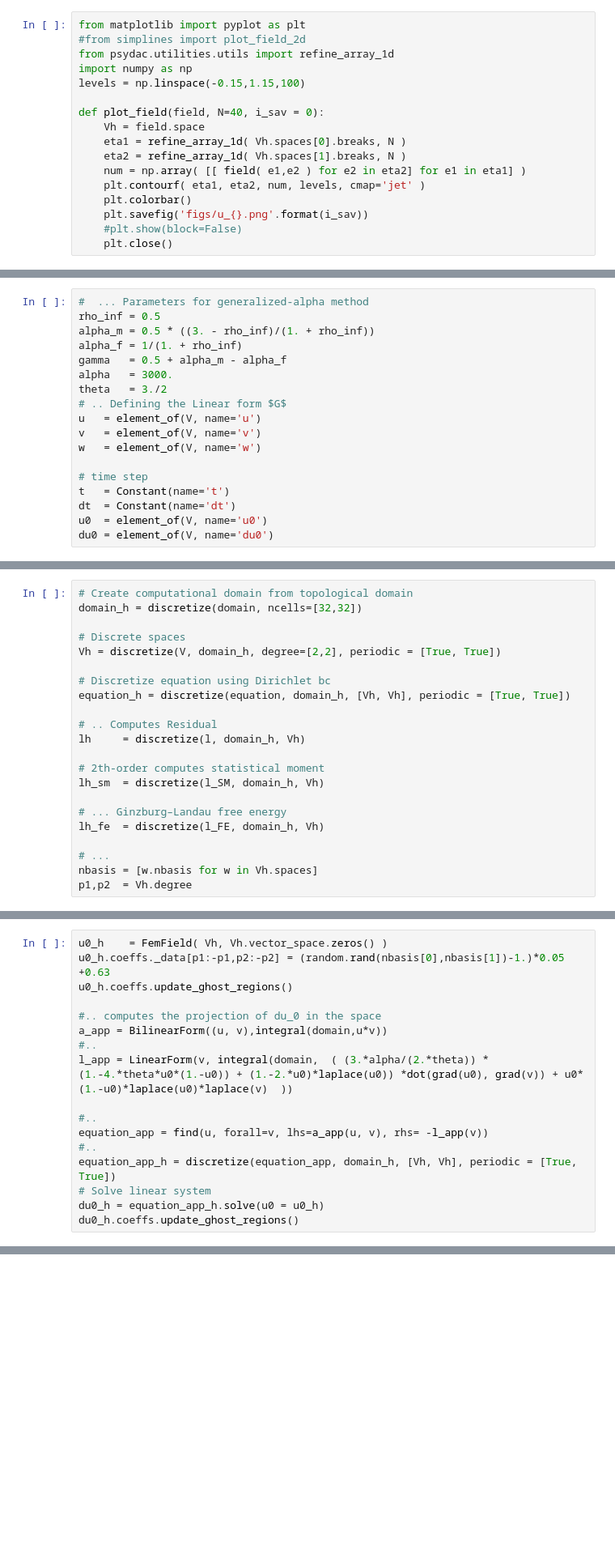
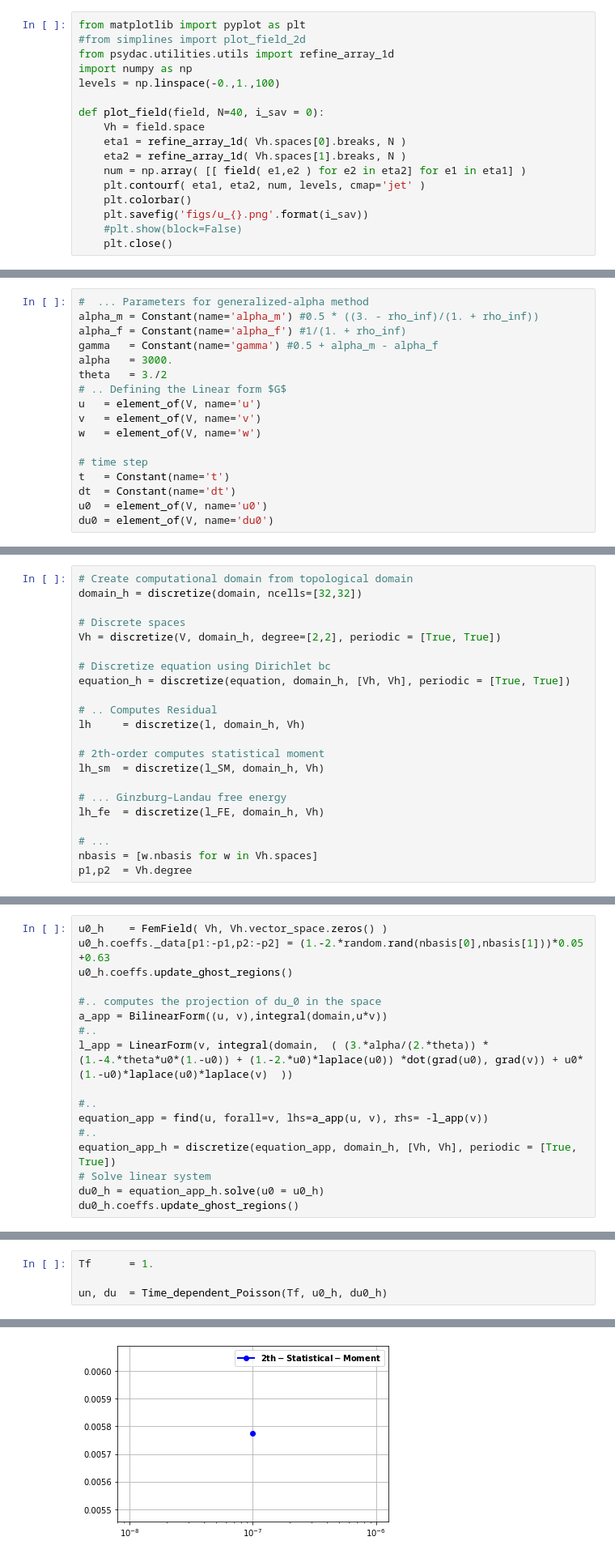
Before and after one commit to Bahari95/several-problems-psydac-python-codes, a Jupyter notebook: Generalized_alpha_method_for_Cahn_Hilliard_system/Cahn–Hilliard phase-field model.ipynb, the cells around one changed output, grey strips where cells are left out. Shown at 81% size. Cells and saved outputs as stored; diff of their text form; blank space fills up the shorter version.

```diff
--- a/Generalized_alpha_method_for_Cahn_Hilliard_system/Cahn–Hilliard phase-field model.ipynb
+++ b/Generalized_alpha_method_for_Cahn_Hilliard_system/Cahn–Hilliard phase-field model.ipynb
@@ -176,7 +176,7 @@ from matplotlib import pyplot as plt
 #from simplines import plot_field_2d
 from psydac.utilities.utils import refine_array_1d
 import numpy as np
-levels = np.linspace(-0.15,1.15,100)
+levels = np.linspace(-0.,1.,100)
 
 def plot_field(field, N=40, i_sav = 0):
     Vh = field.space
@@ -197,10 +197,9 @@ domain         = Square()#bounds1=(0.,2.*pi**2), bounds2=(0.,2.*pi**2))
 V  = ScalarFunctionSpace('V', domain)
 # %%
 #  ... Parameters for generalized-alpha method
-rho_inf = 0.5
-alpha_m = 0.5 * ((3. - rho_inf)/(1. + rho_inf))
-alpha_f = 1/(1. + rho_inf)
-gamma   = 0.5 + alpha_m - alpha_f
+alpha_m = Constant(name='alpha_m') #0.5 * ((3. - rho_inf)/(1. + rho_inf))
+alpha_f = Constant(name='alpha_f') #1/(1. + rho_inf)
+gamma   = Constant(name='gamma') #0.5 + alpha_m - alpha_f
 alpha   = 3000.
 theta   = 3./2
 # .. Defining the Linear form $G$
@@ -343,6 +358,6 @@ def Time_dependent_Poisson(alpha_m, alpha_f, gamma, dt_h, nt, u0_h, du0_h, niter
 # %%
 u0_h    = FemField( Vh, Vh.vector_space.zeros() )
-u0_h.coeffs._data[p1:-p1,p2:-p2] = (random.rand(nbasis[0],nbasis[1])-1.)*0.05 +0.63
+u0_h.coeffs._data[p1:-p1,p2:-p2] = (1.-2.*random.rand(nbasis[0],nbasis[1]))*0.05 +0.63
 u0_h.coeffs.update_ghost_regions()
 
 #.. computes the projection of du_0 in the space
@@ -364,0 +375,5 @@ un, du  = Time_dependent_Poisson(alpha_m, alpha_f, gamma,dt_h, nt, u0_h, du0_h,
+# %%
+Tf      = 1.
+
+un, du  = Time_dependent_Poisson(Tf, u0_h, du0_h)
+# %% [output]
@@ -364,0 +382 @@ un, du  = Time_dependent_Poisson(alpha_m, alpha_f, gamma,dt_h, nt, u0_h, du0_h,
+[figure, added]
```
Also changed, not shown: parts of 4 cells of this notebook.
